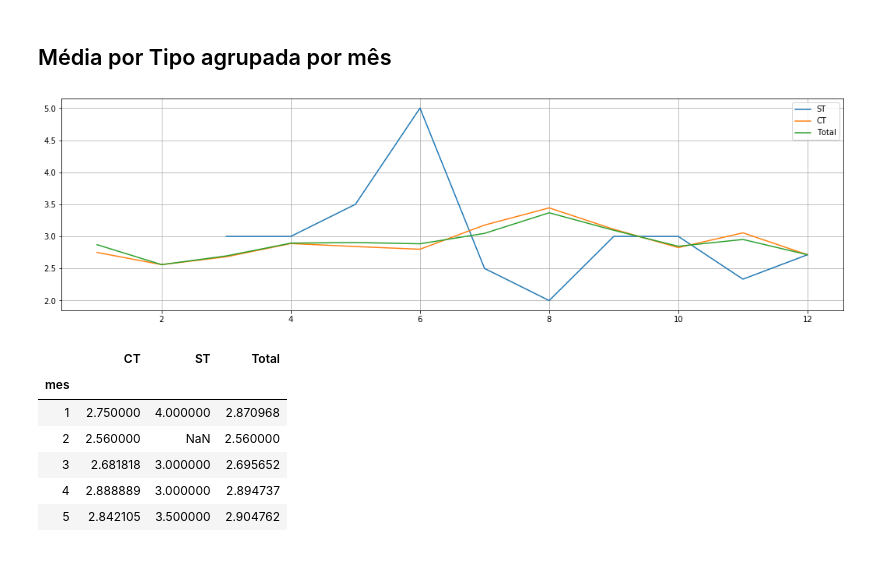
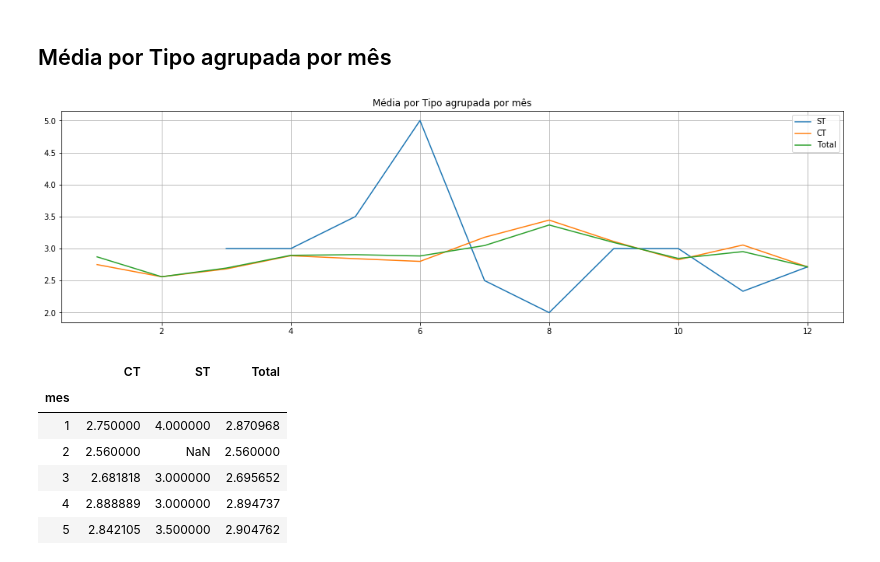
Before and after one commit to jcalheir/efc_slotss, a Jupyter notebook: slot_time/etl_jup.ipynb, the cells around one changed output. Saved outputs shown, nothing was run; the diff lists cells and outputs as text; code cells hidden in the pictures.

```diff
--- a/slot_time/etl_jup.ipynb
+++ b/slot_time/etl_jup.ipynb
@@ -194,19 +196,20 @@ df_med_dia_sem
 # %%
 df_med_mes = pd.concat(
     [data[data['Tipo']=='CT'].groupby('mes')['Duraçao'].mean().rename('CT')
     ,data[data['Tipo']=='ST'].groupby('mes')['Duraçao'].mean().rename('ST'),
     data.groupby('mes')['Duraçao'].mean().rename('Total')]
     ,axis=1)
 
 plt.plot(df_med_mes['ST'], label='ST')
 plt.plot(df_med_mes['CT'], label='CT')
 plt.plot(df_med_mes['Total'], label='Total')
 plt.legend()
+plt.title('Média por Tipo agrupada por mês')
 plt.grid()
 fit = plt.gcf()
 fit.set_size_inches(18,5)
 # %% [output]
-[figure, old version]
+[figure, new version]
 # %%
 df_med_mes
 # %% [output]
```
Also changed, not shown: parts of 3 cells of this notebook.
